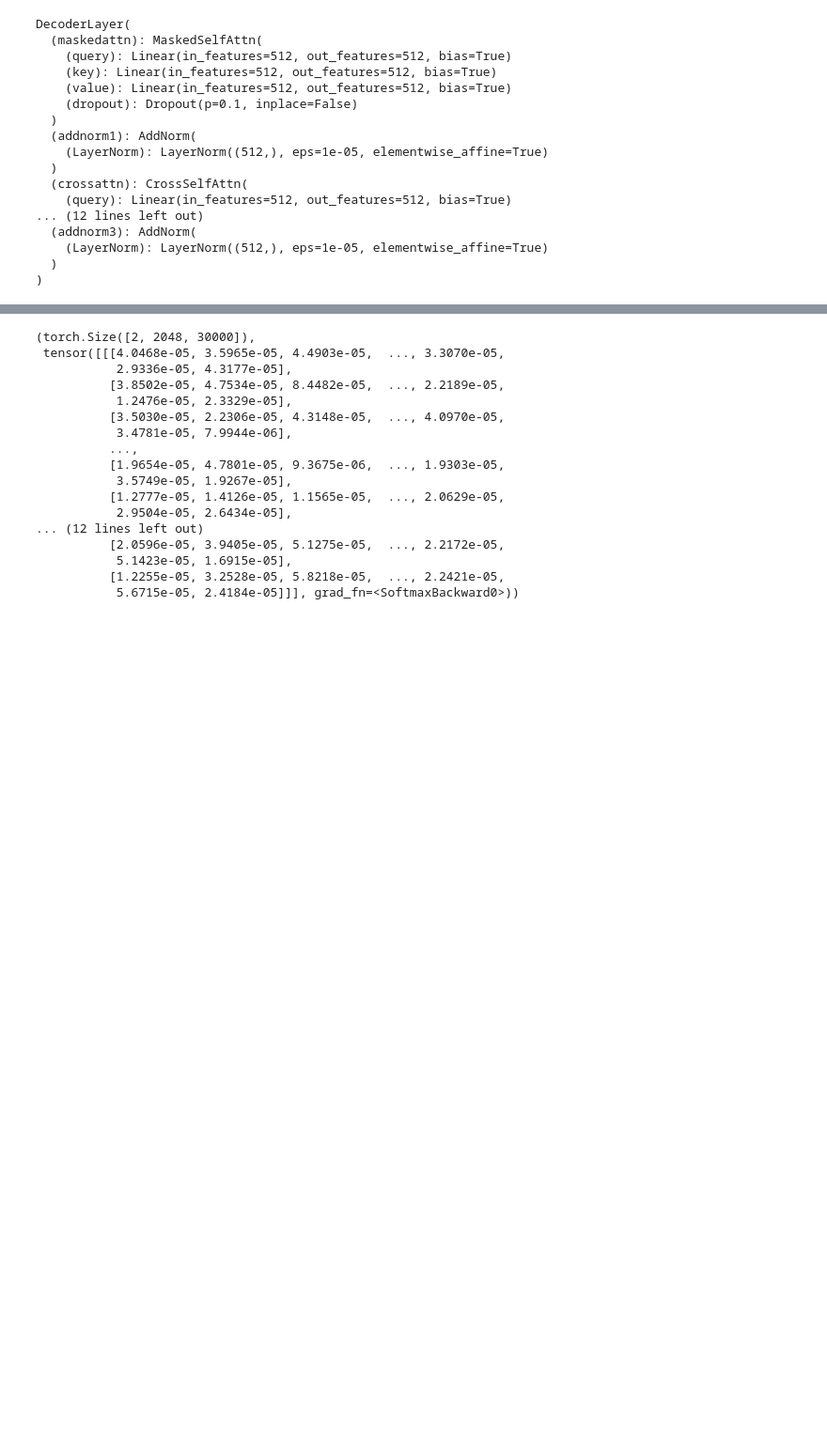
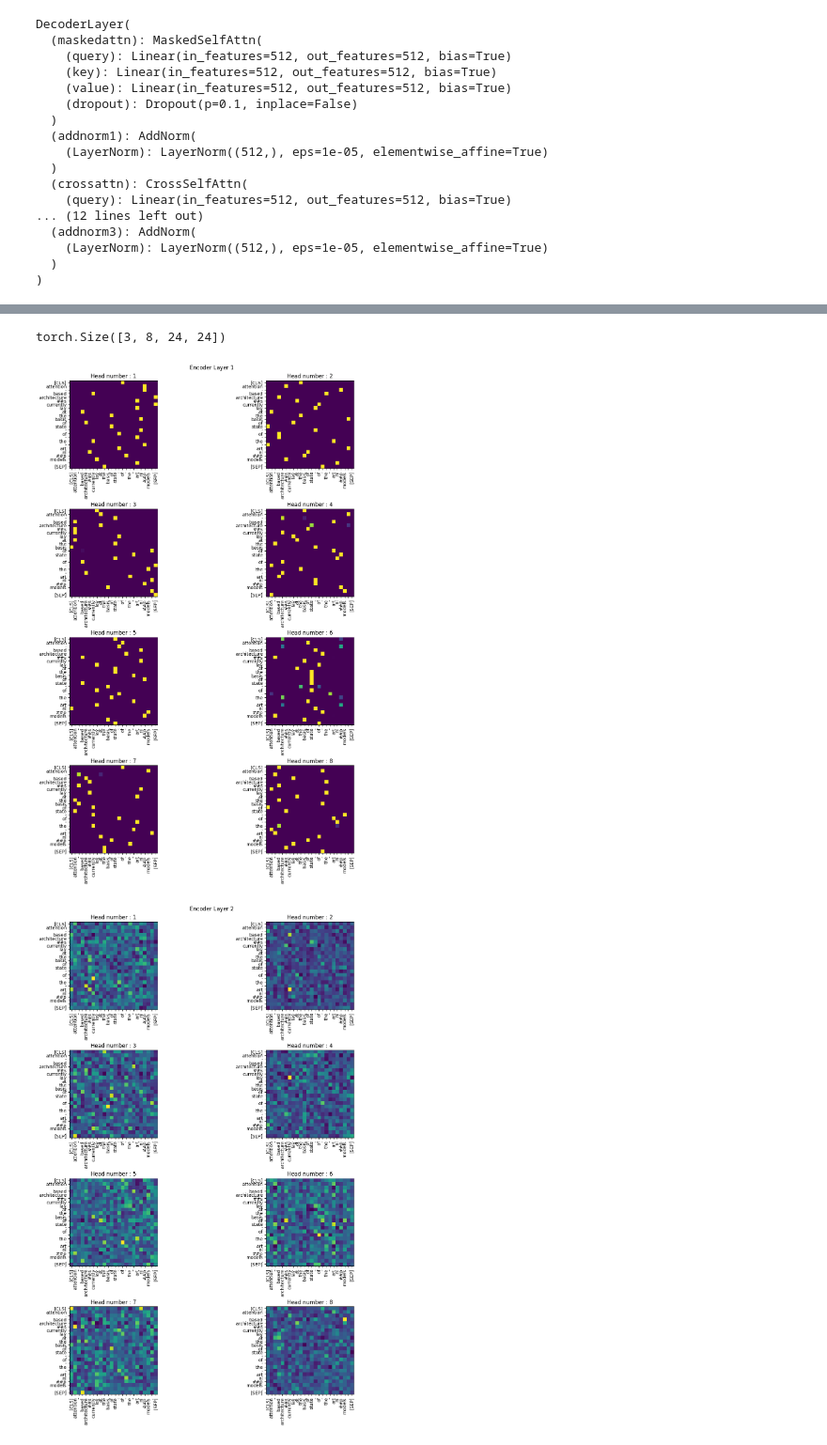
Before and after one commit to MinDongRyul/DL, a Jupyter notebook: transformer_with_torch.ipynb, the cells around one changed output, grey strips where cells are left out. Shown at 94% size. Drawn from its saved outputs; the diff is of its cells as text; code cells hidden in the pictures; blank space fills up the shorter version.

```diff
--- a/transformer_with_torch.ipynb
+++ b/transformer_with_torch.ipynb
@@ -604,5 +657,8 @@ DecoderLayer(
   )
 )
 # %%
-decoderlayer(encoder_output=encoder_output, decoder_embedding=encoder_output).shape
+hidden_states, masked_attn_probs, cross_attn_probs = decoderlayer(encoder_output=encoder_output,
+                                                                 decoder_embedding=encoder_output,
+                                                                 padding_mask=token['attention_mask'])
+hidden_states.shape
 # %% [output]
@@ -659,15 +724,15 @@ class Transformer(nn.Module):
         self.linear = nn.Linear(config.d_model, config.vocab_size, bias=True)
         self.softmax = nn.Softmax(dim=-1)
 
-    def forward(self, input_ids, output_ids):
+    def forward(self, token_input, token_output):
 
-        encoder_output = self.encoder(input_ids)
-        decoder_output = self.decoder(encoder_output, output_ids)
+        encoder_output, encoder_attn_probs = self.encoder(token_input)
+        decoder_output, cross_attn_probs, masked_attn_probs = self.decoder(encoder_output, token_output)
 
         output = self.linear(decoder_output)
         output = self.softmax(output)
 
-        return output
+        return output, encoder_attn_probs, cross_attn_probs, masked_attn_probs
 # %%
 model = Transformer(config)
 # %%
@@ -711,24 +776,42 @@ Trainable params: 85,520,688
 Non-trainable params: 0
 ======================================================================
-# %%
-# 동작테스트
-result = model(tensor, tensor)
-result.shape, result
-# %% [output]
-(torch.Size([2, 2048, 30000]),
- tensor([[[4.0468e-05, 3.5965e-05, 4.4903e-05,  ..., 3.3070e-05,
-           2.9336e-05, 4.3177e-05],
-          [3.8502e-05, 4.7534e-05, 8.4482e-05,  ..., 2.2189e-05,
-           1.2476e-05, 2.3329e-05],
-          [3.5030e-05, 2.2306e-05, 4.3148e-05,  ..., 4.0970e-05,
-           3.4781e-05, 7.9944e-06],
-          ...,
-          [1.9654e-05, 4.7801e-05, 9.3675e-06,  ..., 1.9303e-05,
-           3.5749e-05, 1.9267e-05],
-          [1.2777e-05, 1.4126e-05, 1.1565e-05,  ..., 2.0629e-05,
-           2.9504e-05, 2.6434e-05],
-... (12 lines left out)
-          [2.0596e-05, 3.9405e-05, 5.1275e-05,  ..., 2.2172e-05,
-           5.1423e-05, 1.6915e-05],
-          [1.2255e-05, 3.2528e-05, 5.8218e-05,  ..., 2.2421e-05,
-           5.6715e-05, 2.4184e-05]]], grad_fn=<SoftmaxBackward0>))
+# %%
+# 작동 테스트
+hidden_states, encoder_attn_probs, cross_attn_probs, masked_attn_probs = model(token, token)
+# %%
+def visualization_attn_score(token, data_select, attn_probs, layer_num, suptitle):
+
+    fig, axs = plt.subplots(4, 2, figsize=(12, 16), layout='constrained')
+
+    t = 0
+    token_0 = [tokenizer.decode(token_) for token_ in token]
+    token_0_len = len(token_0)
+
+    for x in range(4):
+        for y in range(2):
+
+            ax = axs[x][y]
+
+            ax.matshow(attn_probs[layer_num][data_select][t].detach().numpy())
+            ax.set_xticks(range(token_0_len), token_0, rotation=90)
+            ax.xaxis.tick_bottom()
+            ax.set_yticks(range(token_0_len), token_0)
+
+            t += 1
+
+            ax.set_title('Head number : {}'.format(t))
+
+    plt.suptitle(suptitle)
+    plt.show()
+# %%
+# 3 x 2 x 4 x 16 x 16
+# layer_num * bs * head_num * seq * seq
+encoder_attn_probs[0].shape
+# %% [output]
+torch.Size([3, 8, 24, 24])
+# %%
+for idx in range(2):
+    visualization_attn_score(token['input_ids'][2], 2, encoder_attn_probs, idx, 'Encoder Layer {}'.format(idx+1))
+# %% [output]
+[figure, added]
+[figure, added]
```
Also changed, not shown: parts of 35 cells of this notebook, 9 other files.
